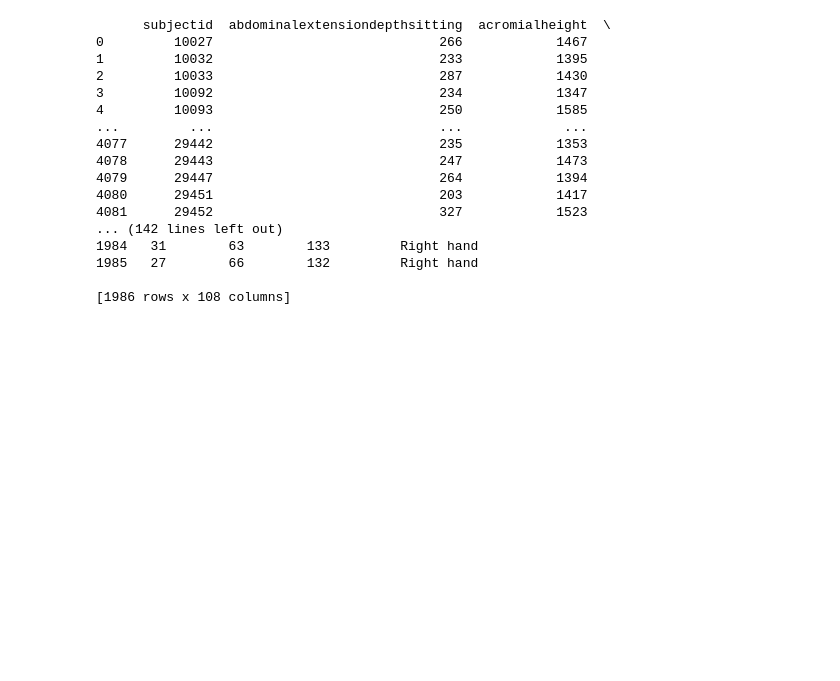
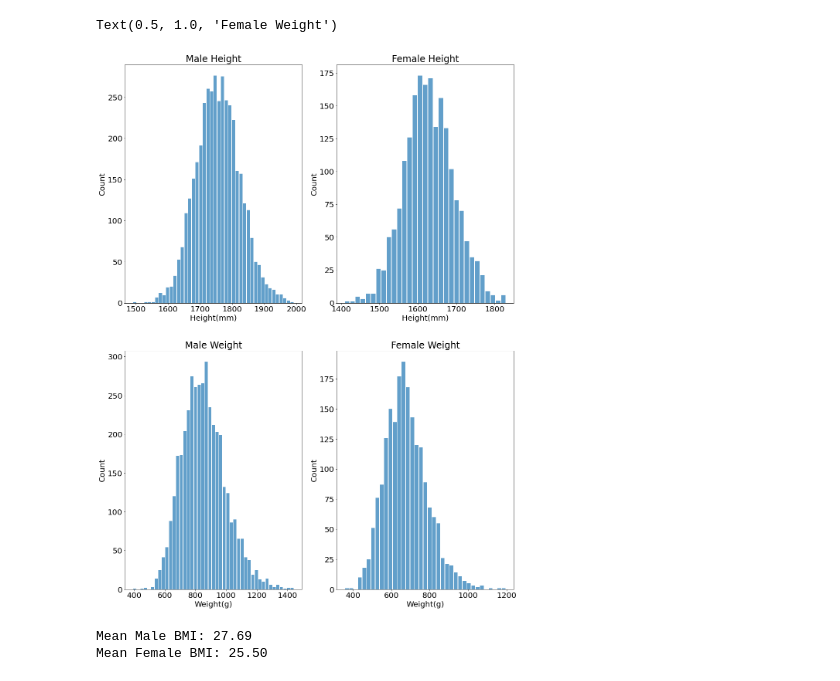
Before and after one commit to coleharlow12/ANSURDataAnalysis, a Jupyter notebook: AnalyzeData.ipynb, the cells around one changed output. Drawn from its saved outputs; the diff is of its cells as text; code cells hidden in the pictures; blank space fills up the shorter version.

```diff
--- a/AnalyzeData.ipynb
+++ b/AnalyzeData.ipynb
@@ -15,23 +17,45 @@ femalePath = os.path.join(cwd,femaleFile)
 dfM = pd.read_csv(malePath,encoding='latin-1')
 dfF = pd.read_csv(femalePath,encoding='latin-1')
 # %%
-print(dfM)
-print(dfF)
+heightM = dfM.stature
+heightF = dfF.stature
+weightM = dfM.weightkg
+weightF = dfF.weightkg
+
+plt.subplot(2,2,1)
+plt.rcParams.update({'figure.figsize':(18,25)})
+plt.rcParams.update({'font.size':20})
+n,bins,patches = plt.hist(x=heightM,bins='auto',alpha=0.7,rwidth=0.85)
+plt.xlabel('Height(mm)')
+plt.ylabel('Count')
+plt.title('Male Height')
+
+plt.subplot(2,2,2)
+n,bins,patches = plt.hist(x=heightF,bins='auto',alpha=0.7,rwidth=0.85)
+plt.xlabel('Height(mm)')
+plt.ylabel('Count')
+plt.title('Female Height')
+
+plt.subplot(2,2,3)
+plt.rcParams.update({'font.size':20})
+n,bins,patches = plt.hist(x=weightM,bins='auto',alpha=0.7,rwidth=0.85)
+plt.xlabel('Weight(g)')
+plt.ylabel('Count')
+plt.title('Male Weight')
+
+plt.subplot(2,2,4)
+n,bins,patches = plt.hist(x=weightF,bins='auto',alpha=0.7,rwidth=0.85)
+plt.xlabel('Weight(g)')
+plt.ylabel('Count')
+plt.title('Female Weight')
 # %% [output]
-      subjectid  abdominalextensiondepthsitting  acromialheight  \
-0         10027                             266            1467
-1         10032                             233            1395
-2         10033                             287            1430
-3         10092                             234            1347
-4         10093                             250            1585
-...         ...                             ...             ...
-4077      29442                             235            1353
-4078      29443                             247            1473
-4079      29447                             264            1394
-4080      29451                             203            1417
-4081      29452                             327            1523
-... (142 lines left out)
-1984   31        63        133         Right hand
-1985   27        66        132         Right hand
-
-[1986 rows x 108 columns]
+Text(0.5, 1.0, 'Female Weight')
+[figure, added]
+# %%
+bmiM = (weightM/10)/np.power(heightM/10,2)*10000
+bmiF = (weightF/10)/np.power(heightF/10,2)*10000
+print('Mean Male BMI:',"%.2f" % np.mean(bmiM))
+print('Mean Female BMI:',"%.2f" % np.mean(bmiF))
+# %% [output]
+Mean Male BMI: 27.69
+Mean Female BMI: 25.50
```
Also changed, not shown: parts of 8 cells of this notebook.
